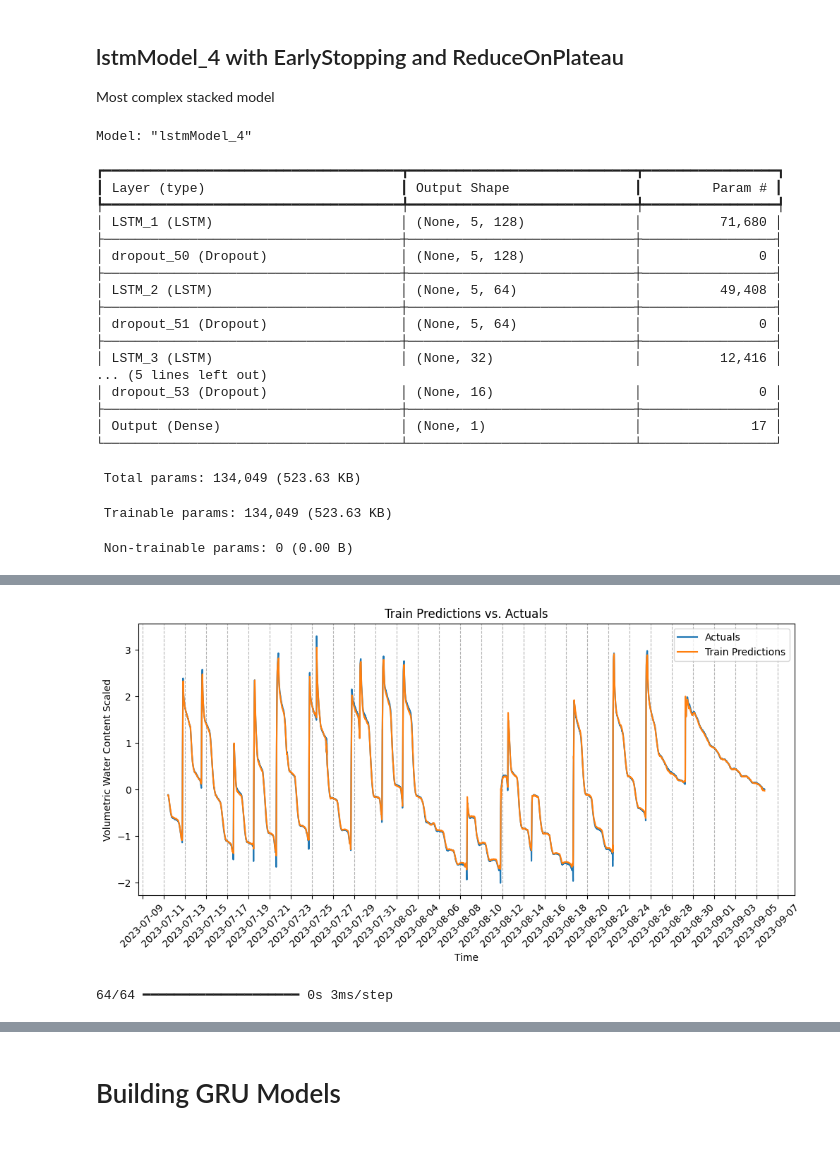
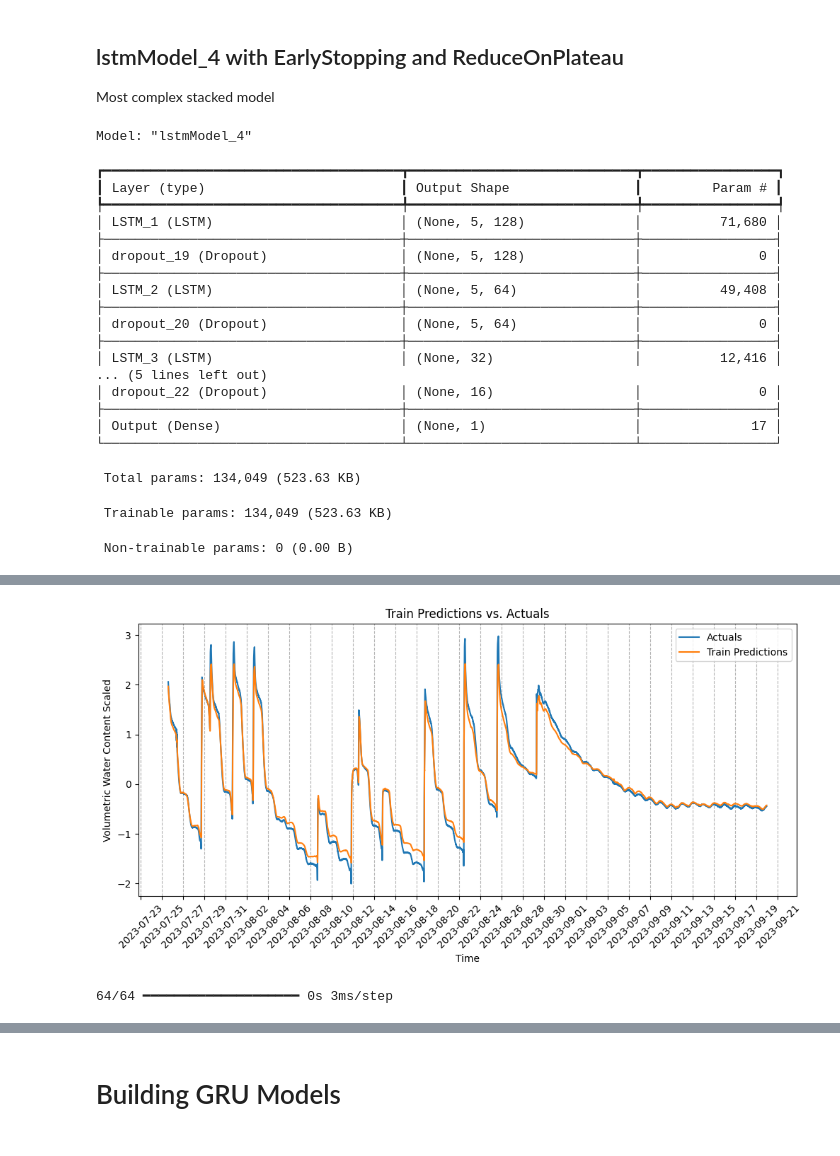
Before and after one commit to matteoc-unipr/TESI_ML_Stuard, a Jupyter notebook: models-stuard2023.ipynb, the cells around one changed output, grey strips where cells are left out. Saved outputs shown, nothing was run; the diff lists cells and outputs as text; code cells hidden in the pictures.

```diff
--- a/models-stuard2023.ipynb
+++ b/models-stuard2023.ipynb
@@ -67,17 +81,17 @@ df_scaled = pd.read_excel("./2023-stuard/df_best_scaled.xlsx", index_col=0)
 
 # Costant values:
 WINDOWS_SIZE = 5
-SPLIT = 0.8
+SPLIT = 0.2
+FUTURE_STEPS = 6  # Number of Future steps that we want to predict
+STEP_SIZE = 6
 
-X_temp, y_temp = singleStepSampler(df_scaled, WINDOWS_SIZE)
+X_temp, y_temp = multiStepSampler(df_scaled, WINDOWS_SIZE, FUTURE_STEPS, STEP_SIZE )
 
 # Split data into training and testing
-X_train = X_temp[:int(SPLIT * len(X_temp))]
-y_train = y_temp[:int(SPLIT * len(y_temp))]
-X_test = X_temp[int(SPLIT * len(X_temp)):]
-y_test = y_temp[int(SPLIT * len(y_temp)):]
-
-
+X_train = X_temp[int(SPLIT * len(X_temp)):]
+y_train = y_temp[int(SPLIT * len(y_temp)):]
+X_test = X_temp[:int(SPLIT * len(X_temp))]
+y_test = y_temp[:int(SPLIT * len(y_temp))]
 
 
 X_train.shape, y_train.shape, X_test.shape, y_test.shape  # Check shapes
@@ -1240,7 +1259,7 @@ lstmModel_4.add(keras.layers.Dropout(0.2))
 
 lstmModel_4.add(keras.layers.Dense(1, activation='linear', name="Output"))
 
-lstmModel_2.compile(loss='MeanSquaredError', metrics=['MAE', smape], optimizer=Adam(learning_rate=0.001))
+lstmModel_4.compile(loss='MeanSquaredError', metrics=['MAE', smape], optimizer=Adam(learning_rate=0.001))
 lstmModel_4.summary()
 
 
@@ -1258,7 +1277,7 @@ X_train = X_train.astype('float32')
 y_train = y_train.astype('float32')
 
 # Train model without validation_split
-history = lstmModel_2.fit(X_train, y_train, epochs=100, shuffle=False, callbacks=[early_stopping, reduce_lr, test_metrics_callback])
+history = lstmModel_4.fit(X_train, y_train, epochs=100, shuffle=False, callbacks=[early_stopping, reduce_lr, test_metrics_callback])
 
 # Plot Train vs Test Loss
 plt.figure(figsize=(12, 5))
@@ -1293,12 +1312,16 @@ plt.show()
 
 #TRAIN DATA VISUALIZATION
 
-train_predictions = lstmModel_2.predict(X_train).flatten()
+train_predictions = lstmModel_4.predict(X_train).flatten()
 y_train = y_train.flatten()
 
+
 # Ensure df_copy contains the 'timestamp' column
-timestamp_training = df_copy['timestamp'].iloc[:int(SPLIT * len(X_temp))]
+timestamp_training = df_copy['timestamp'].iloc[int(SPLIT * len(X_temp)):]
+timestamp_training = timestamp_training[:-5]
+
 train_results = pd.DataFrame(data={'timestamp':timestamp_training, 'Train Predictions':train_predictions, 'Actuals':y_train})
+
 
 # Plot the test results
 plt.figure(figsize=(12, 5))
@@ -1323,11 +1346,10 @@ plt.show()
 # TEST DATA VISUALIZATION
 
 # Evaluate the model on the test set
-test_predicions = lstmModel_2.predict(X_test).flatten()
+test_predicions = lstmModel_4.predict(X_test).flatten()
 y_test = y_test.flatten()
 
-timestamp_testing = df_copy['timestamp'].iloc[int(SPLIT * len(X_temp)):].reset_index(drop=True)
-timestamp_testing = timestamp_testing[:-5] # Drop last 5 values to match the length of test_predictions
+timestamp_testing = df_copy['timestamp'].iloc[:int(SPLIT * len(X_temp))].reset_index(drop=True)
 
 test_results = pd.DataFrame(data={'timestamp':timestamp_testing, 'Test Predictions':test_predicions, 'Actuals':y_test})
 
@@ -1356,15 +1378,15 @@ Model: "lstmModel_4"
 ┡━━━━━━━━━━━━━━━━━━━━━━━━━━━━━━━━━━━━━━╇━━━━━━━━━━━━━━━━━━━━━━━━━━━━━╇━━━━━━━━━━━━━━━━━┩
 │ LSTM_1 (LSTM)                        │ (None, 5, 128)              │          71,680 │
 ├──────────────────────────────────────┼─────────────────────────────┼─────────────────┤
-│ dropout_50 (Dropout)                 │ (None, 5, 128)              │               0 │
+│ dropout_19 (Dropout)                 │ (None, 5, 128)              │               0 │
 ├──────────────────────────────────────┼─────────────────────────────┼─────────────────┤
 │ LSTM_2 (LSTM)                        │ (None, 5, 64)               │          49,408 │
 ├──────────────────────────────────────┼─────────────────────────────┼─────────────────┤
-│ dropout_51 (Dropout)                 │ (None, 5, 64)               │               0 │
+│ dropout_20 (Dropout)                 │ (None, 5, 64)               │               0 │
 ├──────────────────────────────────────┼─────────────────────────────┼─────────────────┤
 │ LSTM_3 (LSTM)                        │ (None, 32)                  │          12,416 │
 ... (5 lines left out)
-│ dropout_53 (Dropout)                 │ (None, 16)                  │               0 │
+│ dropout_22 (Dropout)                 │ (None, 16)                  │               0 │
 ├──────────────────────────────────────┼─────────────────────────────┼─────────────────┤
 │ Output (Dense)                       │ (None, 1)                   │              17 │
 └──────────────────────────────────────┴─────────────────────────────┴─────────────────┘
@@ -1395,2 +1417,2 @@ Restoring model weights from the end of the best epoch: 42.
-[figure, old version]
+[figure, new version]
 64/64 ━━━━━━━━━━━━━━━━━━━━ 0s 3ms/step
```
Also changed, not shown: parts of 19 cells of this notebook, 13 other files.
